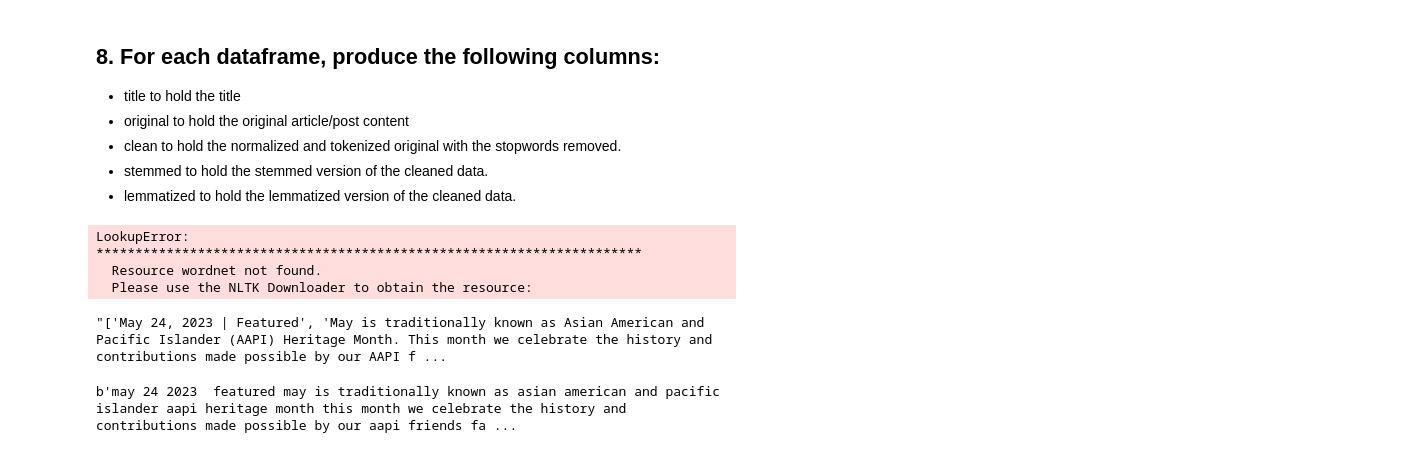
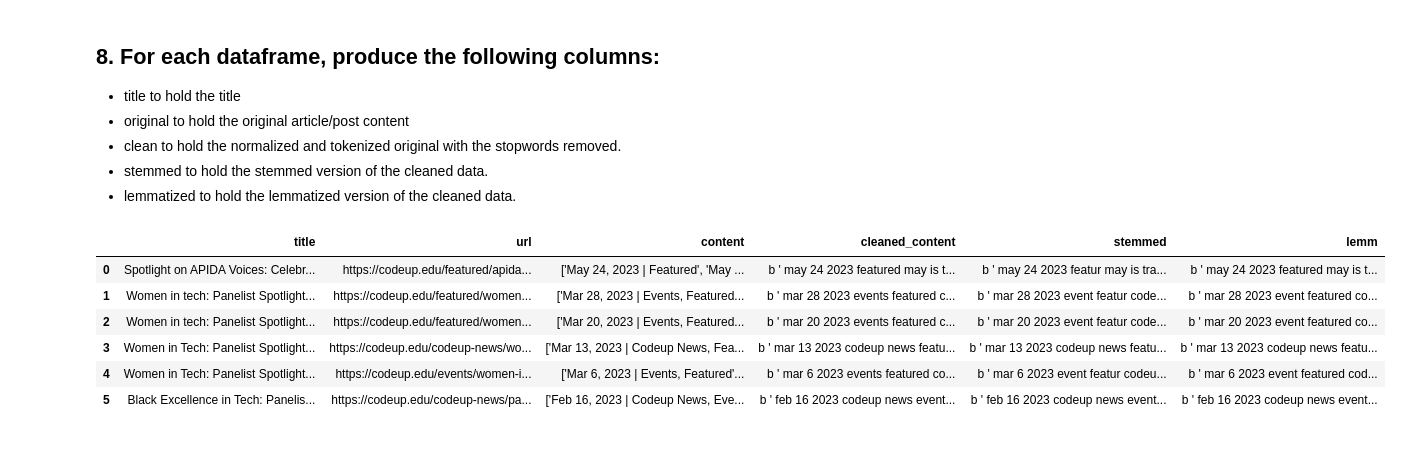
Before and after one commit to jeremiah-toribio/natural-language-processing-exercises, a Jupyter notebook: prepare.ipynb, the cells around one changed output. Drawn from its saved outputs; the diff is of its cells as text; code cells hidden in the pictures.

```diff
--- a/prepare.ipynb
+++ b/prepare.ipynb
@@ -200,17 +200,17 @@ This is the URL USED: https://codeup.edu/codeup-news/panelist-spotlight-4/
 - stemmed to hold the stemmed version of the cleaned data.
 - lemmatized to hold the lemmatized version of the cleaned data.
 # %%
-data = codeup_df.content.apply(basic_clean).apply(tokenize).apply(stem).apply(lemmatize)
+codeup_df['cleaned_content'] = codeup_df.content.apply(basic_clean).apply(tokenize)
-# %% [output]
-LookupError:
-**********************************************************************
-  Resource wordnet not found.
-  Please use the NLTK Downloader to obtain the resource:
+# %%
+codeup_df['stemmed'] = codeup_df.cleaned_content.apply(stem)
+codeup_df['lemm'] = codeup_df.cleaned_content.apply(lemmatize)
 # %%
-codeup_df.content[0]
+codeup_df
 # %% [output]
-"['May 24, 2023 | Featured', 'May is traditionally known as Asian American and Pacific Islander (AAPI) Heritage Month. This month we celebrate the history and contributions made possible by our AAPI f ...
+|  | title | url | content | cleaned_content | stemmed | lemm |
+| 0 | Spotlight on APIDA Voices: Celebr... | https://codeup.edu/featured/apida... | ['May 24, 2023 | Featured', 'May ... | b ' may 24 2023 featured may is t... | b ' may 24 2023 featur may is tra... | b ' may 24 2023 featured may is t... |
+| 1 | Women in tech: Panelist Spotlight... | https://codeup.edu/featured/women... | ['Mar 28, 2023 | Events, Featured... | b ' mar 28 2023 events featured c... | b ' mar 28 2023 event featur code... | b ' mar 28 2023 event featured co... |
+| 2 | Women in tech: Panelist Spotlight... | https://codeup.edu/featured/women... | ['Mar 20, 2023 | Events, Featured... | b ' mar 20 2023 events featured c... | b ' mar 20 2023 event featur code... | b ' mar 20 2023 event featured co... |
+| 3 | Women in Tech: Panelist Spotlight... | https://codeup.edu/codeup-news/wo... | ['Mar 13, 2023 | Codeup News, Fea... | b ' mar 13 2023 codeup news featu... | b ' mar 13 2023 codeup news featu... | b ' mar 13 2023 codeup news featu... |
+| 4 | Women in Tech: Panelist Spotlight... | https://codeup.edu/events/women-i... | ['Mar 6, 2023 | Events, Featured'... | b ' mar 6 2023 events featured co... | b ' mar 6 2023 event featur codeu... | b ' mar 6 2023 event featured cod... |
+| 5 | Black Excellence in Tech: Panelis... | https://codeup.edu/codeup-news/pa... | ['Feb 16, 2023 | Codeup News, Eve... | b ' feb 16 2023 codeup news event... | b ' feb 16 2023 codeup news event... | b ' feb 16 2023 codeup news event... |
-# %%
-data[0]
-# %% [output]
-b'may 24 2023  featured may is traditionally known as asian american and pacific islander aapi heritage month this month we celebrate the history and contributions made possible by our aapi friends fa ...
```
Also changed, not shown: parts of 4 cells of this notebook.
